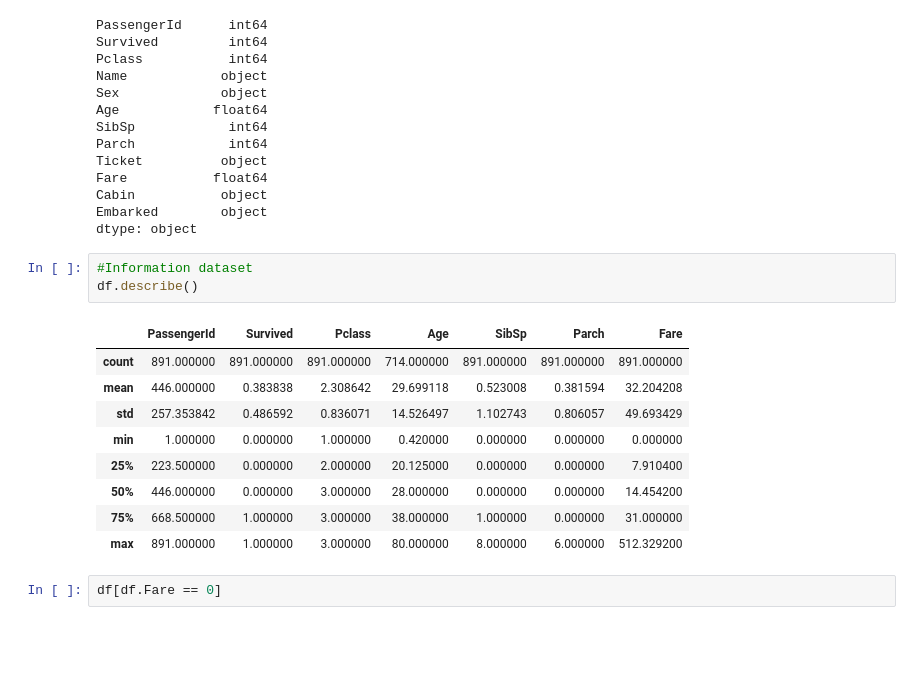
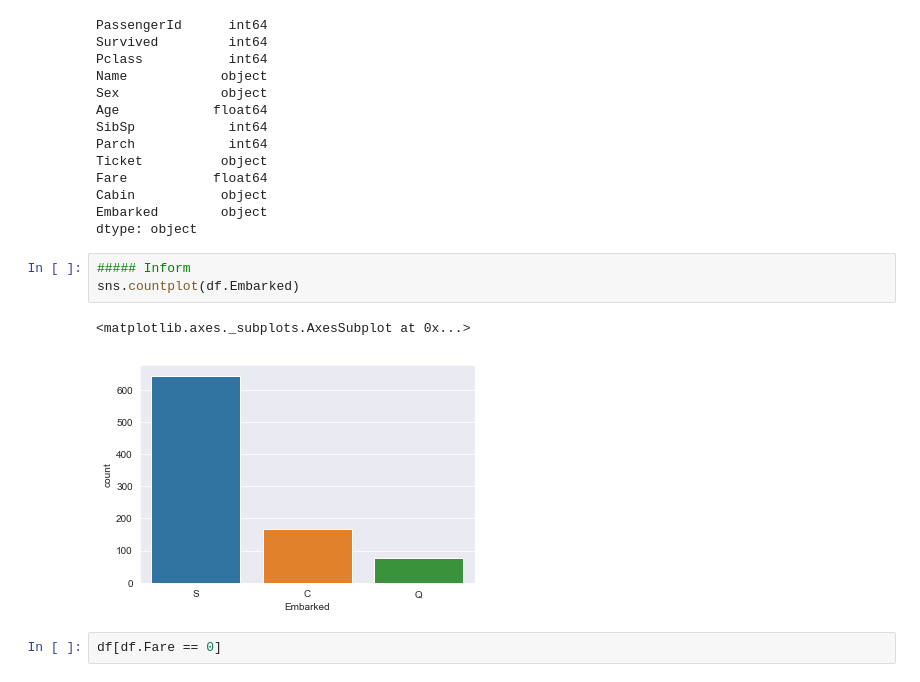
Before and after one commit to AnaCristina89/kaggle, a Jupyter notebook: titanic.ipynb, the cells around one changed output. Saved outputs shown, nothing was run; the diff lists cells and outputs as text; blank space fills up the shorter version.

```diff
--- a/titanic.ipynb
+++ b/titanic.ipynb
@@ -55,19 +58,12 @@ Fare           float64
 Cabin           object
 Embarked        object
 dtype: object
-# %%
-#Information dataset
-df.describe()
-# %% [output]
-|  | PassengerId | Survived | Pclass | Age | SibSp | Parch | Fare |
-| count | 891.000000 | 891.000000 | 891.000000 | 714.000000 | 891.000000 | 891.000000 | 891.000000 |
-| mean | 446.000000 | 0.383838 | 2.308642 | 29.699118 | 0.523008 | 0.381594 | 32.204208 |
-| std | 257.353842 | 0.486592 | 0.836071 | 14.526497 | 1.102743 | 0.806057 | 49.693429 |
-| min | 1.000000 | 0.000000 | 1.000000 | 0.420000 | 0.000000 | 0.000000 | 0.000000 |
-| 25% | 223.500000 | 0.000000 | 2.000000 | 20.125000 | 0.000000 | 0.000000 | 7.910400 |
-| 50% | 446.000000 | 0.000000 | 3.000000 | 28.000000 | 0.000000 | 0.000000 | 14.454200 |
-| 75% | 668.500000 | 1.000000 | 3.000000 | 38.000000 | 1.000000 | 0.000000 | 31.000000 |
-| max | 891.000000 | 1.000000 | 3.000000 | 80.000000 | 8.000000 | 6.000000 | 512.329200 |
+# %%
+##### Inform
+sns.countplot(df.Embarked)
+# %% [output]
+<matplotlib.axes._subplots.AxesSubplot at 0x...>
+[figure, added]
 # %%
 df[df.Fare == 0]
 # %% [output]
```
Also changed, not shown: parts of 32 cells of this notebook, 3 other files.
